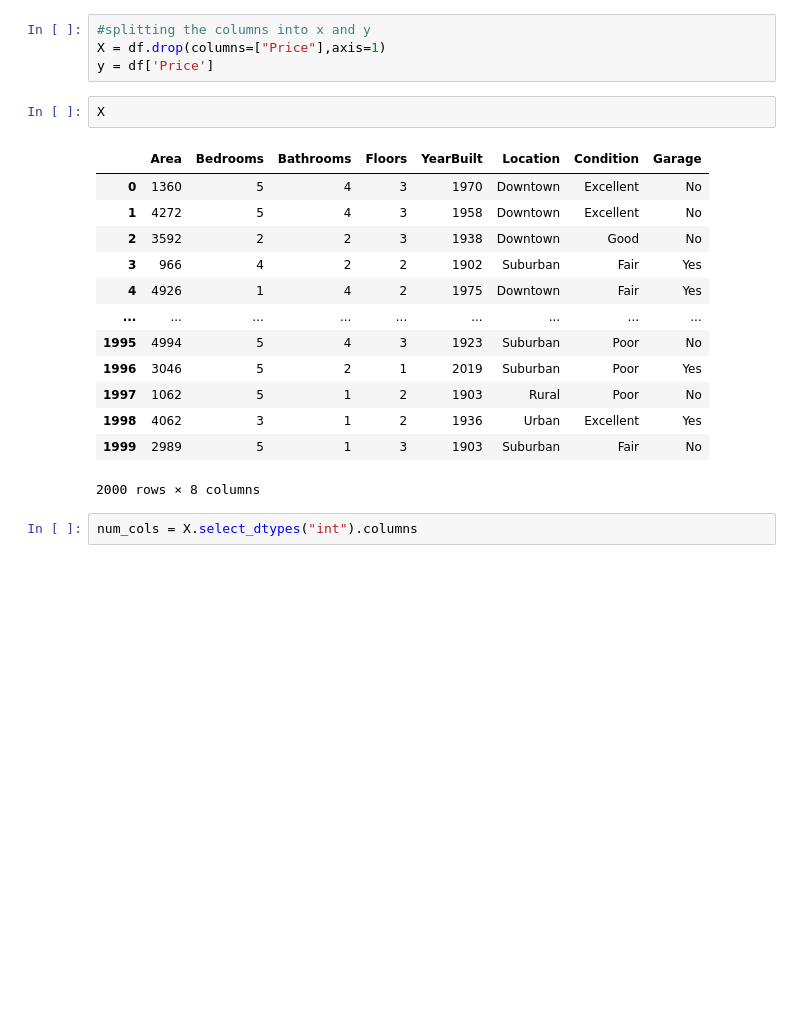
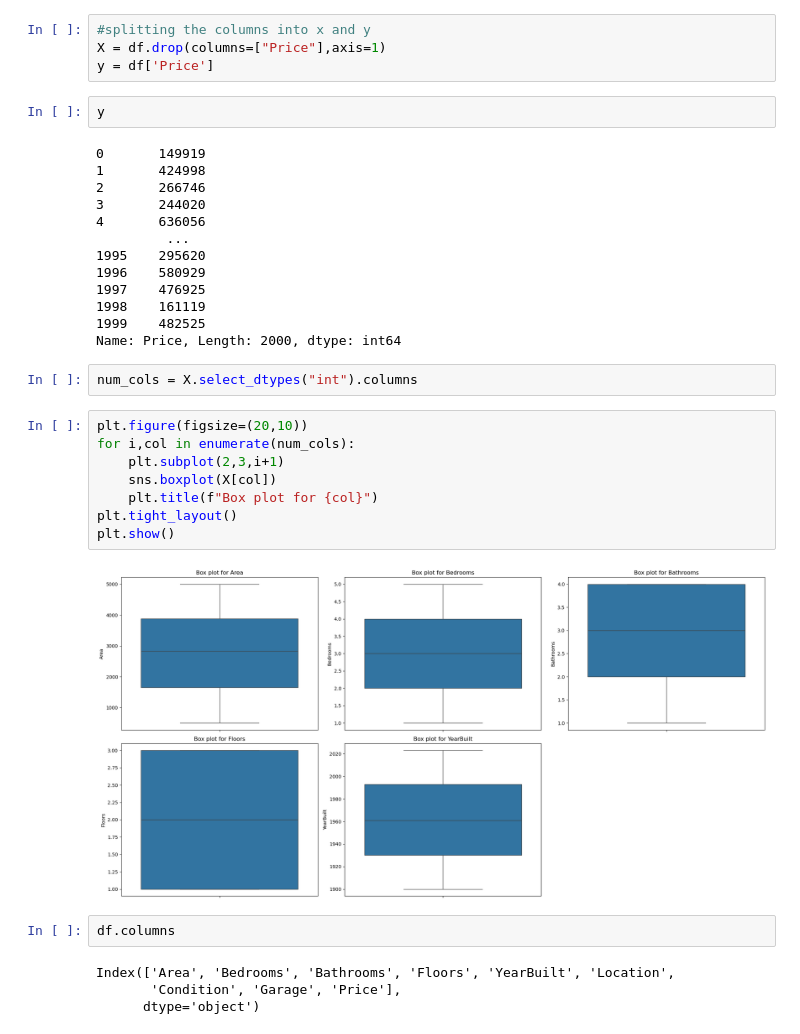
Before and after one commit to Hangthim-web/House-Price-Prediction, a Jupyter notebook: train_model.ipynb, the cells around one changed output. Cells and saved outputs as stored; diff of their text form; blank space fills up the shorter version.

```diff
--- a/train_model.ipynb
+++ b/train_model.ipynb
@@ -123,20 +123,35 @@ df["Location"].value_counts(),df["Condition"].value_counts(),df["Garage"].value_
 X = df.drop(columns=["Price"],axis=1)
 y = df['Price']
 # %%
-X
+y
 # %% [output]
-|  | Area | Bedrooms | Bathrooms | Floors | YearBuilt | Location | Condition | Garage |
-| 0 | 1360 | 5 | 4 | 3 | 1970 | Downtown | Excellent | No |
-| 1 | 4272 | 5 | 4 | 3 | 1958 | Downtown | Excellent | No |
-| 2 | 3592 | 2 | 2 | 3 | 1938 | Downtown | Good | No |
-| 3 | 966 | 4 | 2 | 2 | 1902 | Suburban | Fair | Yes |
-| 4 | 4926 | 1 | 4 | 2 | 1975 | Downtown | Fair | Yes |
-| ... | ... | ... | ... | ... | ... | ... | ... | ... |
-| 1995 | 4994 | 5 | 4 | 3 | 1923 | Suburban | Poor | No |
-| 1996 | 3046 | 5 | 2 | 1 | 2019 | Suburban | Poor | Yes |
-| 1997 | 1062 | 5 | 1 | 2 | 1903 | Rural | Poor | No |
-| 1998 | 4062 | 3 | 1 | 2 | 1936 | Urban | Excellent | Yes |
-| 1999 | 2989 | 5 | 1 | 3 | 1903 | Suburban | Fair | No |
-2000 rows × 8 columns
+0       149919
+1       424998
+2       266746
+3       244020
+4       636056
+         ...
+1995    295620
+1996    580929
+1997    476925
+1998    161119
+1999    482525
+Name: Price, Length: 2000, dtype: int64
 # %%
 num_cols = X.select_dtypes("int").columns
+# %%
+plt.figure(figsize=(20,10))
+for i,col in enumerate(num_cols):
+    plt.subplot(2,3,i+1)
+    sns.boxplot(X[col])
+    plt.title(f"Box plot for {col}")
+plt.tight_layout()
+plt.show()
+# %% [output]
+[figure, added]
+# %%
+df.columns
+# %% [output]
+Index(['Area', 'Bedrooms', 'Bathrooms', 'Floors', 'YearBuilt', 'Location',
+       'Condition', 'Garage', 'Price'],
+      dtype='object')
```
Also changed, not shown: parts of 2 cells of this notebook, 1 other file.
